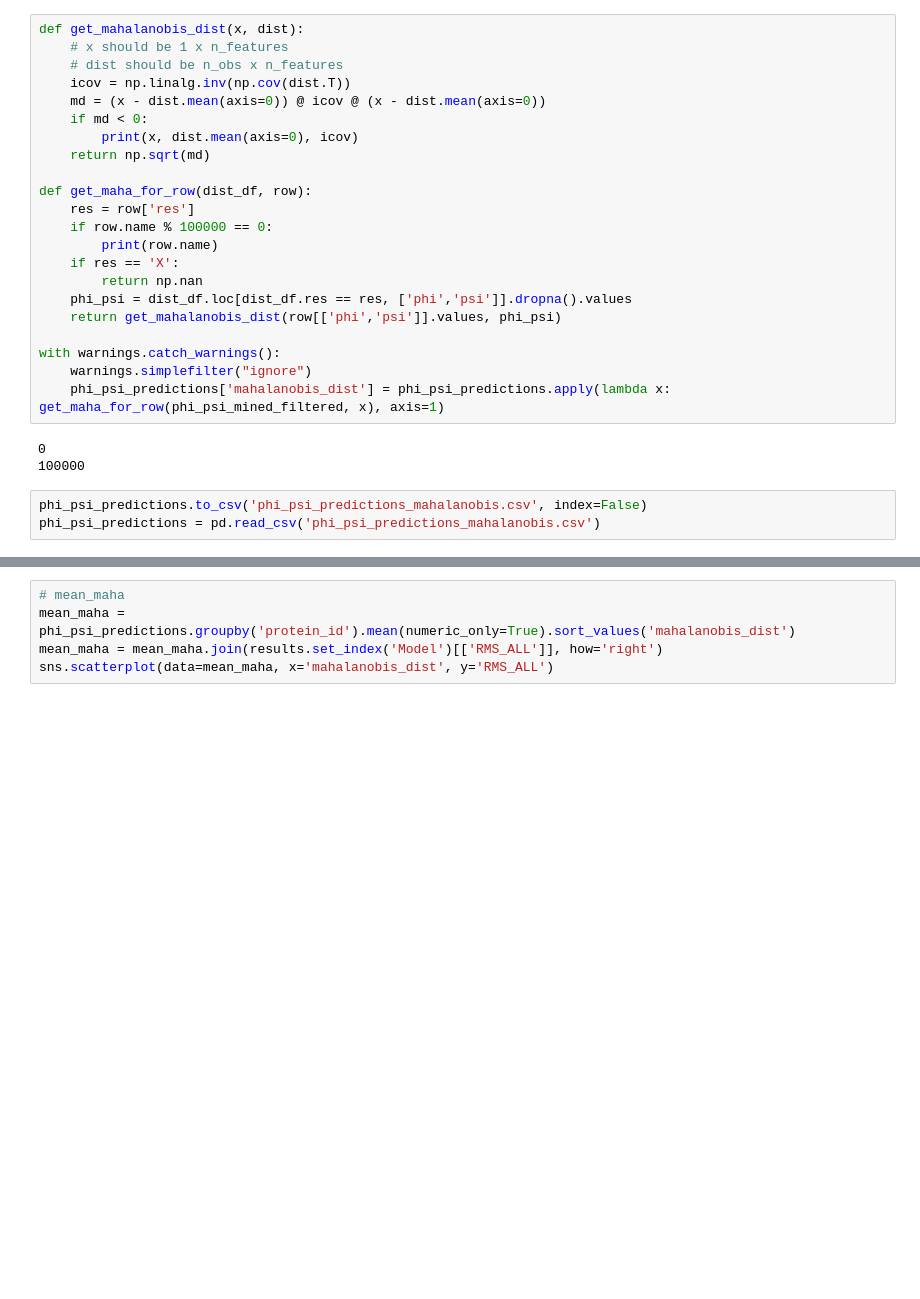
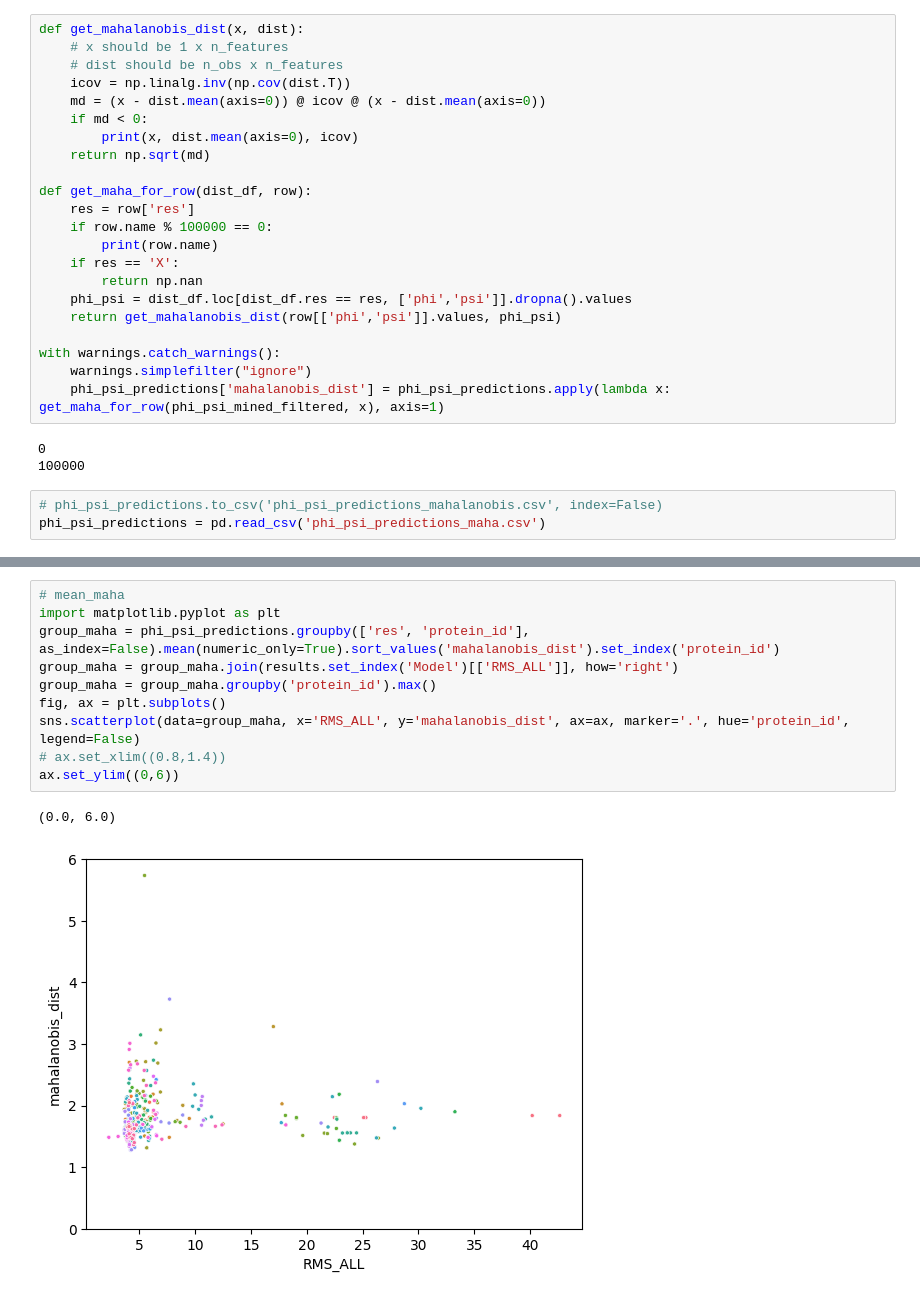
Before and after one commit to Musa-Azeem/protein-dihedral-visualization, a Jupyter notebook: casp.ipynb, the cells around one changed output, grey strips where cells are left out. Drawn from its saved outputs; the diff is of its cells as text; blank space fills up the shorter version.

```diff
--- a/casp.ipynb
+++ b/casp.ipynb
@@ -353,5 +361,5 @@ with warnings.catch_warnings():
 0
 100000
 # %%
-phi_psi_predictions.to_csv('phi_psi_predictions_mahalanobis.csv', index=False)
-phi_psi_predictions = pd.read_csv('phi_psi_predictions_mahalanobis.csv')
+# phi_psi_predictions.to_csv('phi_psi_predictions_mahalanobis.csv', index=False)
+phi_psi_predictions = pd.read_csv('phi_psi_predictions_maha.csv')
@@ -358,5 +420,13 @@ phi_psi_predictions = pd.read_csv('phi_psi_predictions_mahalanobis.csv')
 # %%
 # mean_maha
-mean_maha = phi_psi_predictions.groupby('protein_id').mean(numeric_only=True).sort_values('mahalanobis_dist')
-mean_maha = mean_maha.join(results.set_index('Model')[['RMS_ALL']], how='right')
-sns.scatterplot(data=mean_maha, x='mahalanobis_dist', y='RMS_ALL')
+import matplotlib.pyplot as plt
+group_maha = phi_psi_predictions.groupby(['res', 'protein_id'], as_index=False).mean(numeric_only=True).sort_values('mahalanobis_dist').set_index('protein_id')
+group_maha = group_maha.join(results.set_index('Model')[['RMS_ALL']], how='right')
+group_maha = group_maha.groupby('protein_id').max()
+fig, ax = plt.subplots()
+sns.scatterplot(data=group_maha, x='RMS_ALL', y='mahalanobis_dist', ax=ax, marker='.', hue='protein_id', legend=False)
+# ax.set_xlim((0.8,1.4))
+ax.set_ylim((0,6))
+# %% [output]
+(0.0, 6.0)
+[figure, added]
```
Also changed, not shown: parts of 8 cells of this notebook, 3 other files.
